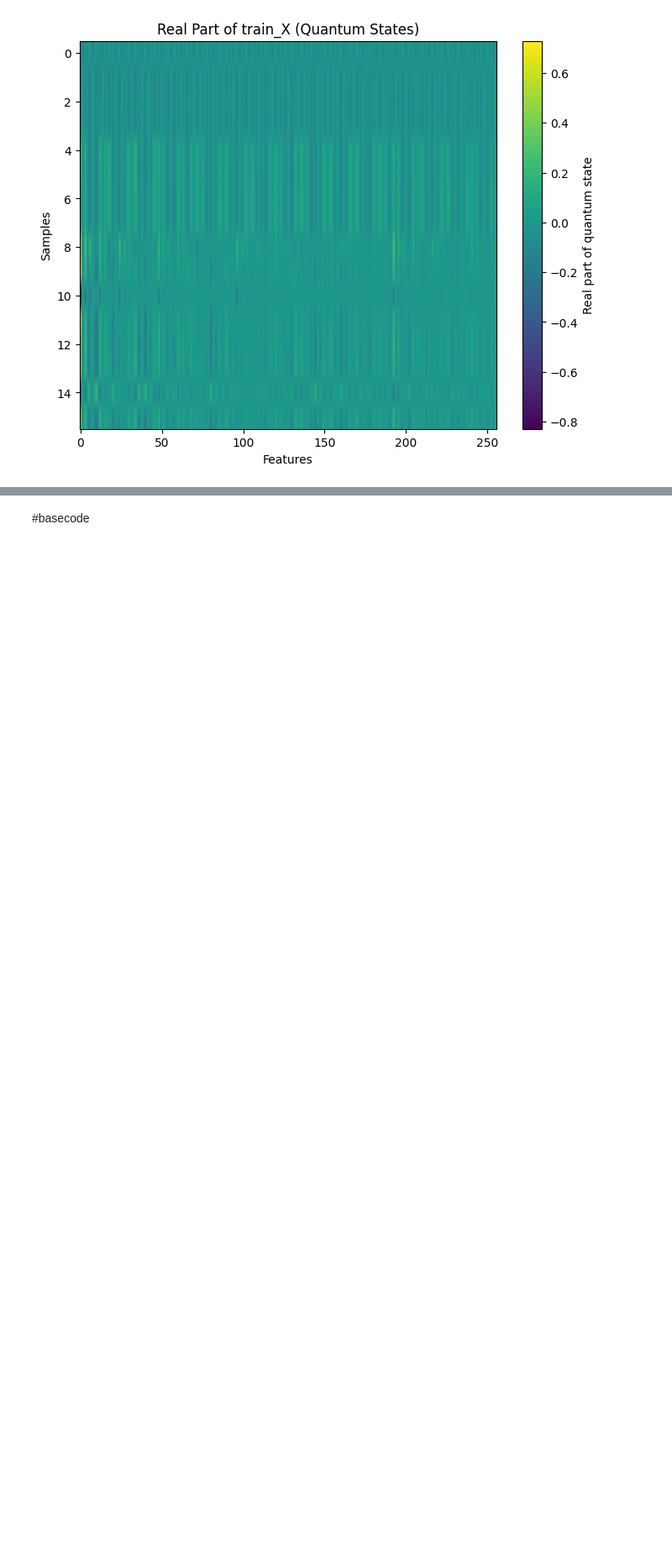
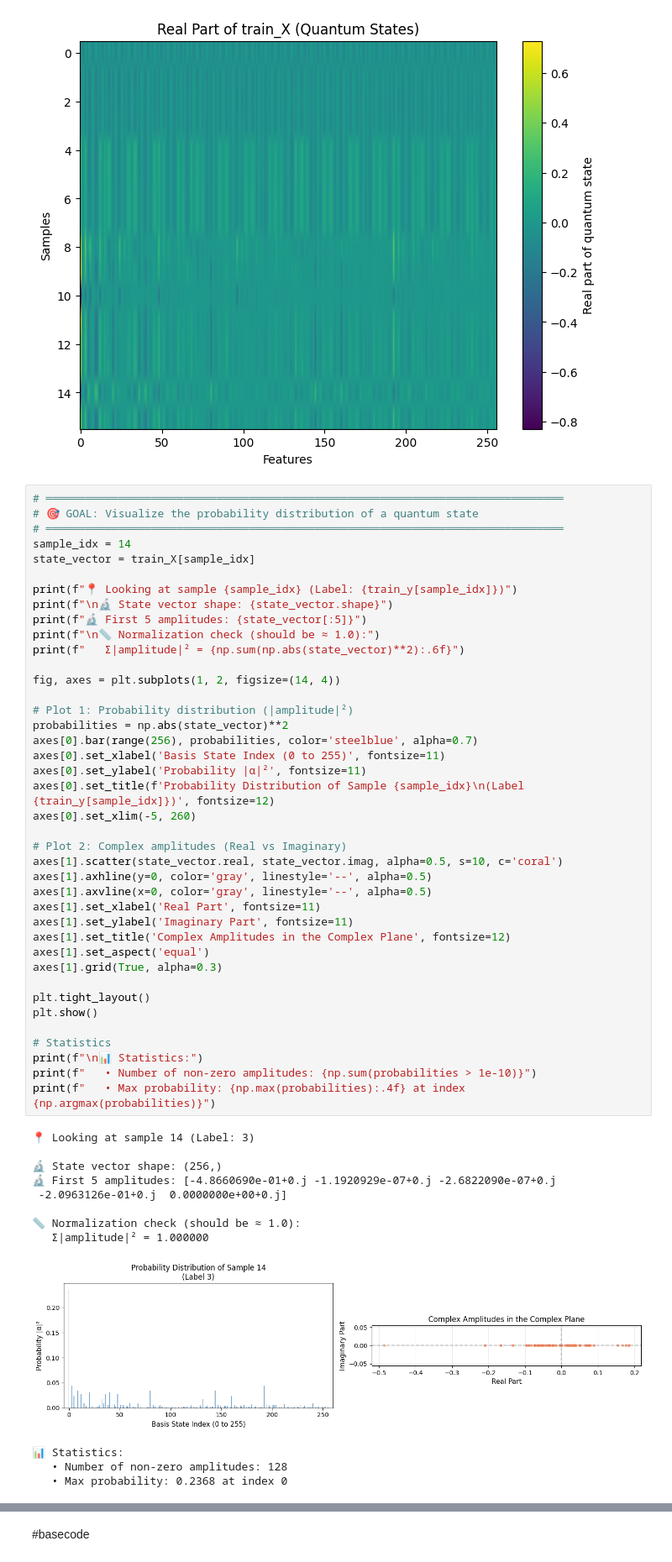
Before and after one commit to guk4979/qml_competition, a Jupyter notebook: 9245/baseline_251215.ipynb, the cells around one changed output, grey strips where cells are left out. Shown at 84% size. Drawn from its saved outputs; the diff is of its cells as text; blank space fills up the shorter version.

```diff
--- a/9245/baseline_251215.ipynb
+++ b/9245/baseline_251215.ipynb
@@ -84,6 +84,59 @@ plt.ylabel('Samples')
 plt.show()
 # %% [output]
 [figure]
+# %%
+# ═══════════════════════════════════════════════════════════════════════════════
+# 🎯 GOAL: Visualize the probability distribution of a quantum state
+# ═══════════════════════════════════════════════════════════════════════════════
+sample_idx = 14
+state_vector = train_X[sample_idx]
+
+print(f"📍 Looking at sample {sample_idx} (Label: {train_y[sample_idx]})")
+print(f"\n🔬 State vector shape: {state_vector.shape}")
+print(f"🔬 First 5 amplitudes: {state_vector[:5]}")
+print(f"\n📏 Normalization check (should be ≈ 1.0):")
+print(f"   Σ|amplitude|² = {np.sum(np.abs(state_vector)**2):.6f}")
+
+fig, axes = plt.subplots(1, 2, figsize=(14, 4))
+
+# Plot 1: Probability distribution (|amplitude|²)
+probabilities = np.abs(state_vector)**2
+axes[0].bar(range(256), probabilities, color='steelblue', alpha=0.7)
+axes[0].set_xlabel('Basis State Index (0 to 255)', fontsize=11)
+axes[0].set_ylabel('Probability |α|²', fontsize=11)
+axes[0].set_title(f'Probability Distribution of Sample {sample_idx}\n(Label {train_y[sample_idx]})', fontsize=12)
+axes[0].set_xlim(-5, 260)
+
+# Plot 2: Complex amplitudes (Real vs Imaginary)
+axes[1].scatter(state_vector.real, state_vector.imag, alpha=0.5, s=10, c='coral')
+axes[1].axhline(y=0, color='gray', linestyle='--', alpha=0.5)
+axes[1].axvline(x=0, color='gray', linestyle='--', alpha=0.5)
+axes[1].set_xlabel('Real Part', fontsize=11)
+axes[1].set_ylabel('Imaginary Part', fontsize=11)
+axes[1].set_title('Complex Amplitudes in the Complex Plane', fontsize=12)
+axes[1].set_aspect('equal')
+axes[1].grid(True, alpha=0.3)
+
+plt.tight_layout()
+plt.show()
+
+# Statistics
+print(f"\n📊 Statistics:")
+print(f"   • Number of non-zero amplitudes: {np.sum(probabilities > 1e-10)}")
+print(f"   • Max probability: {np.max(probabilities):.4f} at index {np.argmax(probabilities)}")
+# %% [output]
+📍 Looking at sample 14 (Label: 3)
+
+🔬 State vector shape: (256,)
+🔬 First 5 amplitudes: [-4.8660690e-01+0.j -1.1920929e-07+0.j -2.6822090e-07+0.j
+ -2.0963126e-01+0.j  0.0000000e+00+0.j]
+
+📏 Normalization check (should be ≈ 1.0):
+   Σ|amplitude|² = 1.000000
+[figure, added]
+📊 Statistics:
+   • Number of non-zero amplitudes: 128
+   • Max probability: 0.2368 at index 0
 # %%
 import pennylane as qml
 import torch
```
Also changed, not shown: parts of 9 cells of this notebook.
